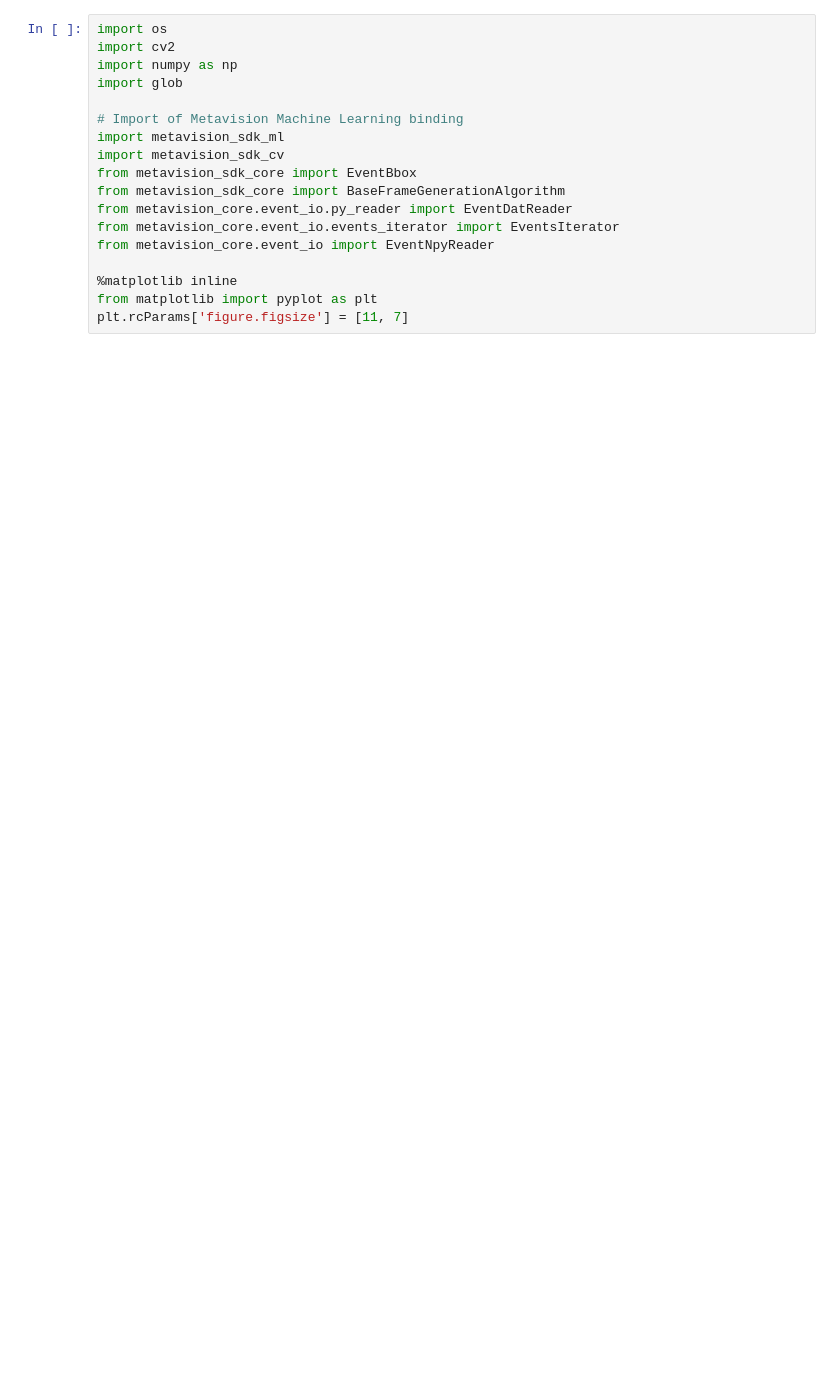
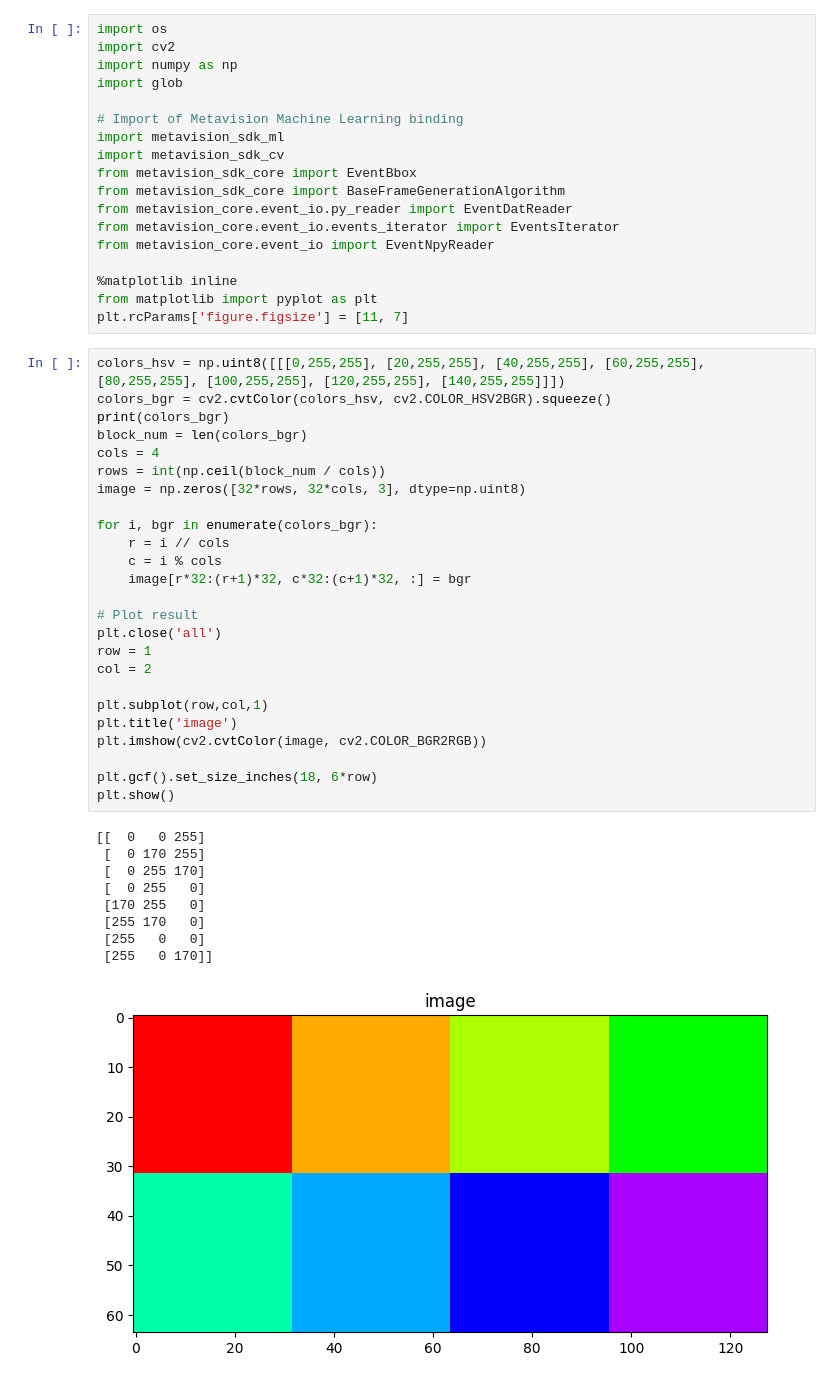
Before and after one commit to tkyen1110/HMNet, a Jupyter notebook: experiments/detection/scripts/visualize_detection_result.ipynb, the cells around one changed output. Cells and saved outputs as stored; diff of their text form; blank space fills up the shorter version.

```diff
--- a/experiments/detection/scripts/visualize_detection_result.ipynb
+++ b/experiments/detection/scripts/visualize_detection_result.ipynb
@@ -16,3 +16,38 @@ from metavision_core.event_io import EventNpyReader
 %matplotlib inline
 from matplotlib import pyplot as plt
 plt.rcParams['figure.figsize'] = [11, 7]
+# %%
+colors_hsv = np.uint8([[[0,255,255], [20,255,255], [40,255,255], [60,255,255], [80,255,255], [100,255,255], [120,255,255], [140,255,255]]])
+colors_bgr = cv2.cvtColor(colors_hsv, cv2.COLOR_HSV2BGR).squeeze()
+print(colors_bgr)
+block_num = len(colors_bgr)
+cols = 4
+rows = int(np.ceil(block_num / cols))
+image = np.zeros([32*rows, 32*cols, 3], dtype=np.uint8)
+
+for i, bgr in enumerate(colors_bgr):
+    r = i // cols
+    c = i % cols
+    image[r*32:(r+1)*32, c*32:(c+1)*32, :] = bgr
+
+# Plot result
+plt.close('all')
+row = 1
+col = 2
+
+plt.subplot(row,col,1)
+plt.title('image')
+plt.imshow(cv2.cvtColor(image, cv2.COLOR_BGR2RGB))
+
+plt.gcf().set_size_inches(18, 6*row)
+plt.show()
+# %% [output]
+[[  0   0 255]
+ [  0 170 255]
+ [  0 255 170]
+ [  0 255   0]
+ [170 255   0]
+ [255 170   0]
+ [255   0   0]
+ [255   0 170]]
+[figure, added]
```
Also changed, not shown: parts of 17 cells of this notebook, 7 other files.
